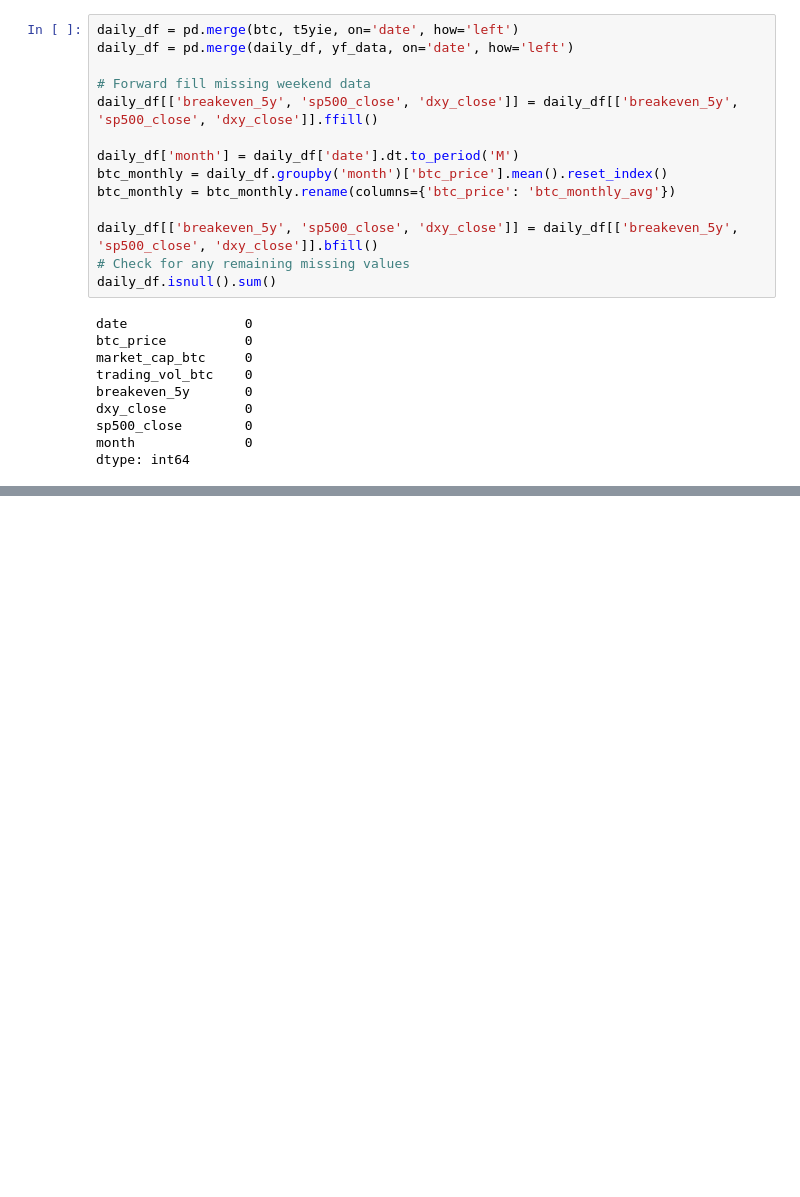
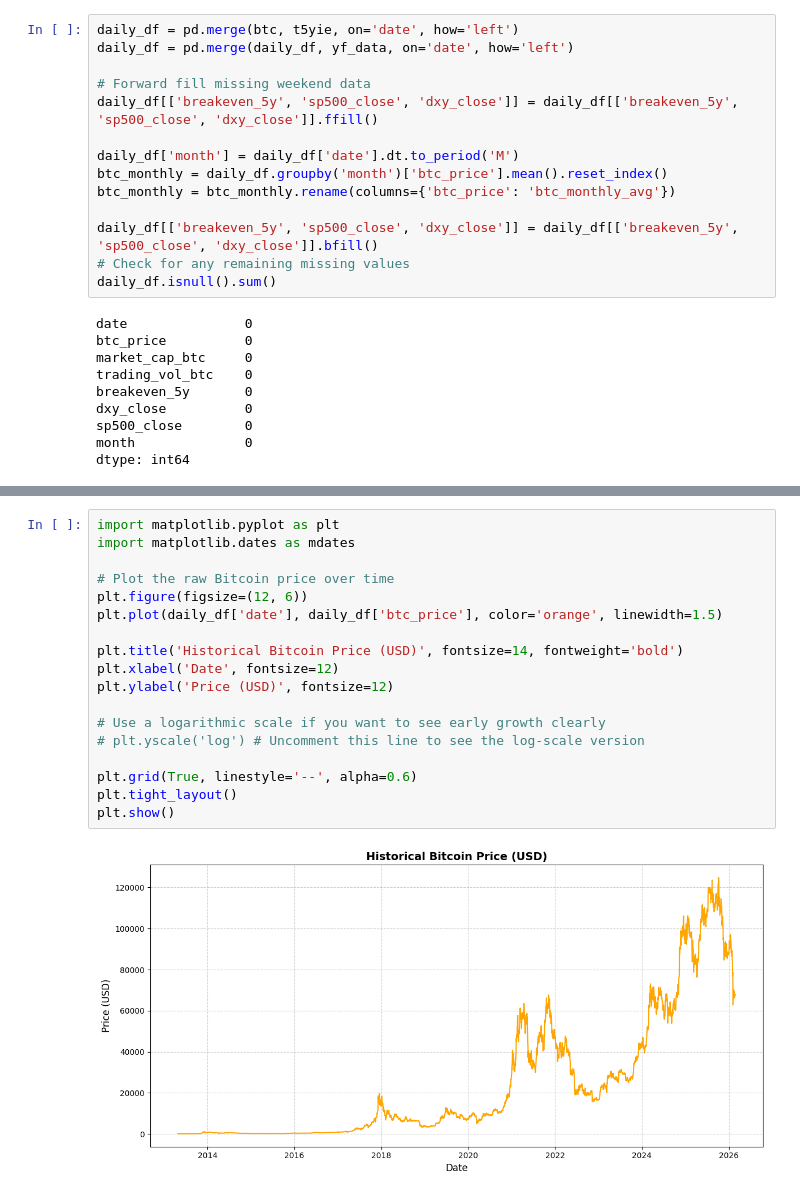
Before and after one commit to apatterson5022/Project-2-Bitcoin, a Jupyter notebook: SCRIPTS/eda.ipynb, the cells around one changed output, grey strips where cells are left out. Drawn from its saved outputs; the diff is of its cells as text; blank space fills up the shorter version.

Commit message:
csv datasets and exploratory plots

```diff
--- a/SCRIPTS/eda.ipynb
+++ b/SCRIPTS/eda.ipynb
@@ -135,0 +216,20 @@ master_df.tail()
+# %%
+import matplotlib.pyplot as plt
+import matplotlib.dates as mdates
+
+# Plot the raw Bitcoin price over time
+plt.figure(figsize=(12, 6))
+plt.plot(daily_df['date'], daily_df['btc_price'], color='orange', linewidth=1.5)
+
+plt.title('Historical Bitcoin Price (USD)', fontsize=14, fontweight='bold')
+plt.xlabel('Date', fontsize=12)
+plt.ylabel('Price (USD)', fontsize=12)
+
+# Use a logarithmic scale if you want to see early growth clearly
+# plt.yscale('log') # Uncomment this line to see the log-scale version
+
+plt.grid(True, linestyle='--', alpha=0.6)
+plt.tight_layout()
+plt.show()
+# %% [output]
+[figure, added]
```
Also changed, not shown: parts of 11 cells of this notebook, 3 other files.
